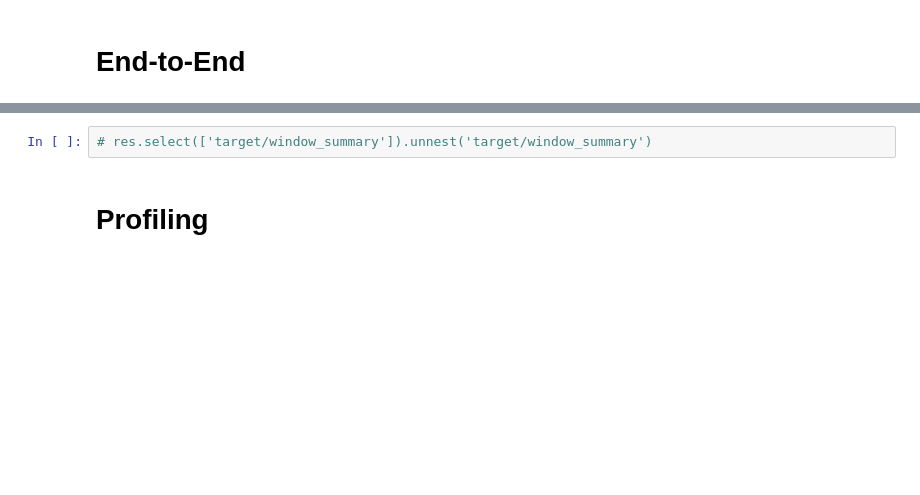
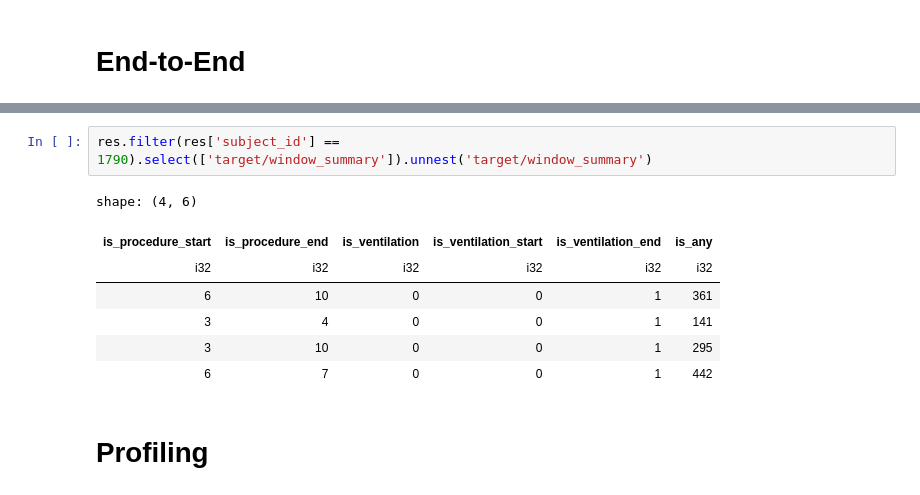
Before and after one commit to justin13601/ACES, a Jupyter notebook: to_organize/run_tests.ipynb, the cells around one changed output, grey strips where cells are left out. Saved outputs shown, nothing was run; the diff lists cells and outputs as text; blank space fills up the shorter version.

```diff
--- a/to_organize/run_tests.ipynb
+++ b/to_organize/run_tests.ipynb
@@ -119,5 +155,13 @@ shape: (6_007, 9)
 # %%
-# res.select(['target/window_summary']).unnest('target/window_summary')
+res.filter(res['subject_id'] == 1790).select(['target/window_summary']).unnest('target/window_summary')
+# %% [output]
+shape: (4, 6)
+| is_procedure_start | is_procedure_end | is_ventilation | is_ventilation_start | is_ventilation_end | is_any |
+| i32 | i32 | i32 | i32 | i32 | i32 |
+| 6 | 10 | 0 | 0 | 1 | 361 |
+| 3 | 4 | 0 | 0 | 1 | 141 |
+| 3 | 10 | 0 | 0 | 1 | 295 |
+| 6 | 7 | 0 | 0 | 1 | 442 |
 # %% [markdown]
 # Profiling
 # %%
```
Also changed, not shown: parts of 9 cells of this notebook, 6 other files.
